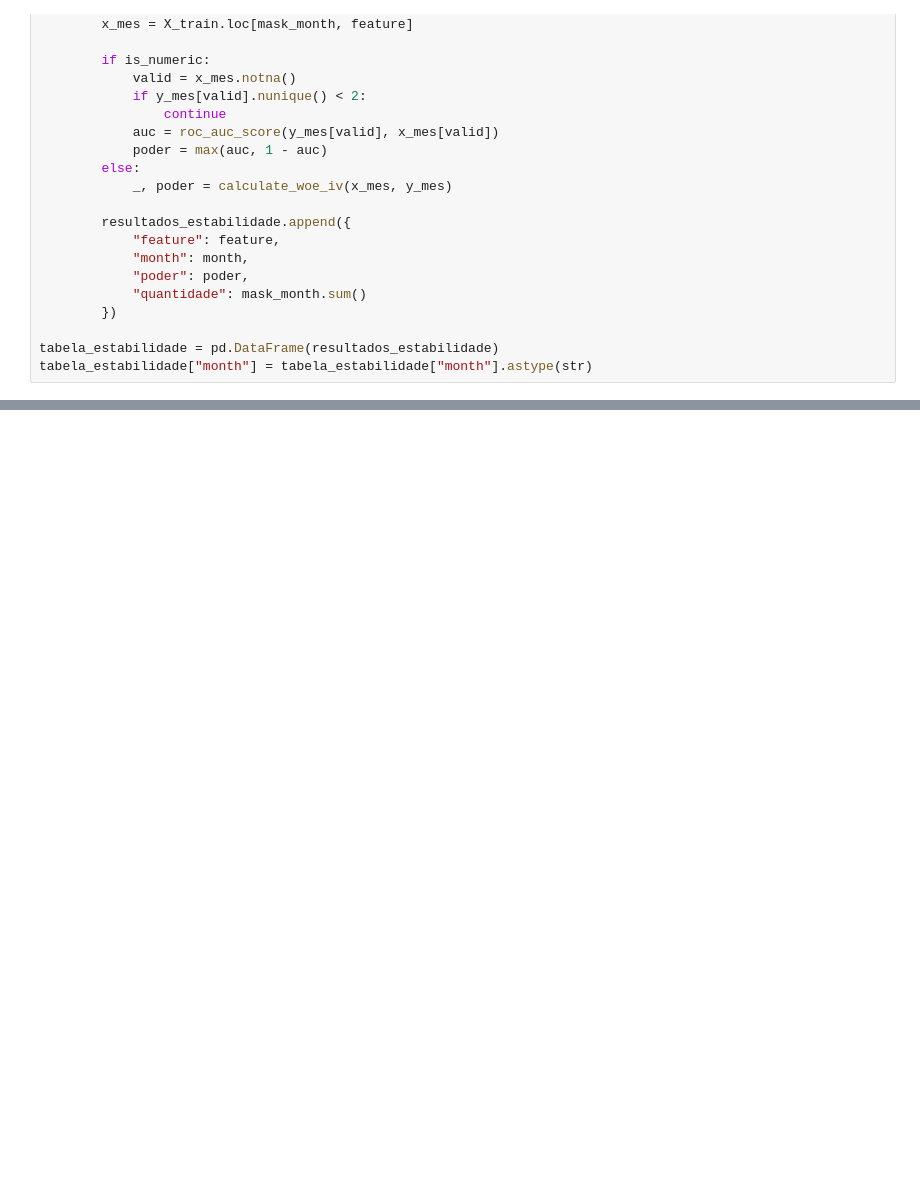
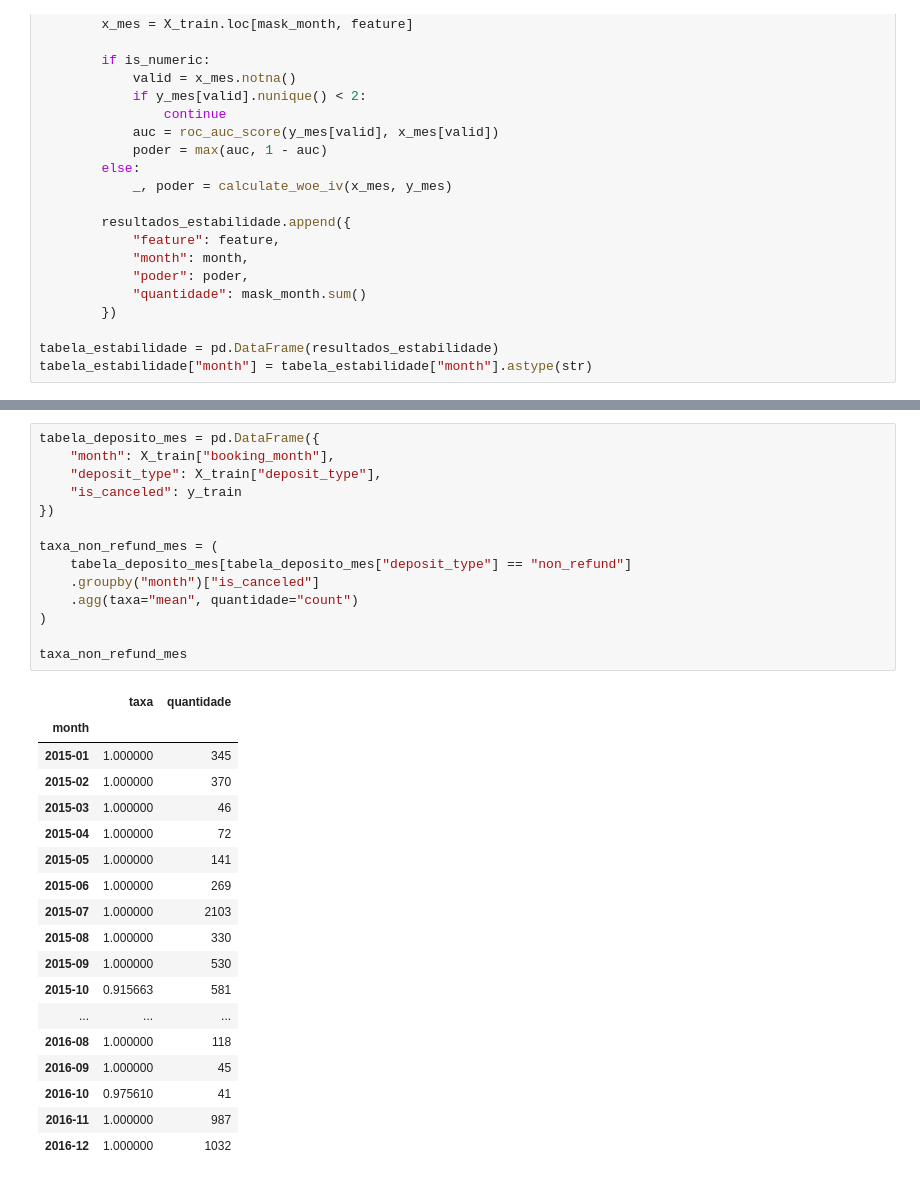
Before and after one commit to bruno-lima98/portfolio-hotel-cancellation-prediction, a Jupyter notebook: main.ipynb, the cells around one changed output, grey strips where cells are left out. Drawn from its saved outputs; the diff is of its cells as text; blank space fills up the shorter version.

```diff
--- a/main.ipynb
+++ b/main.ipynb
@@ -1054 +1065,34 @@ for feature in list(tabela_estabilidade["feature"].unique()):
 ... (10 outputs left out)
+# %%
+tabela_deposito_mes = pd.DataFrame({
+    "month": X_train["booking_month"],
+    "deposit_type": X_train["deposit_type"],
+    "is_canceled": y_train
+})
+
+taxa_non_refund_mes = (
+    tabela_deposito_mes[tabela_deposito_mes["deposit_type"] == "non_refund"]
+    .groupby("month")["is_canceled"]
+    .agg(taxa="mean", quantidade="count")
+)
+
+taxa_non_refund_mes
+# %% [output]
+|  | taxa | quantidade |
+| month |  |  |
+| 2015-01 | 1.000000 | 345 |
+| 2015-02 | 1.000000 | 370 |
+| 2015-03 | 1.000000 | 46 |
+| 2015-04 | 1.000000 | 72 |
+| 2015-05 | 1.000000 | 141 |
+| 2015-06 | 1.000000 | 269 |
+| 2015-07 | 1.000000 | 2103 |
+| 2015-08 | 1.000000 | 330 |
+| 2015-09 | 1.000000 | 530 |
+| 2015-10 | 0.915663 | 581 |
+| ... | ... | ... |
+| 2016-08 | 1.000000 | 118 |
+| 2016-09 | 1.000000 | 45 |
+| 2016-10 | 0.975610 | 41 |
+| 2016-11 | 1.000000 | 987 |
+| 2016-12 | 1.000000 | 1032 |
```
Also changed, not shown: parts of 13 cells of this notebook, 1 other file.
